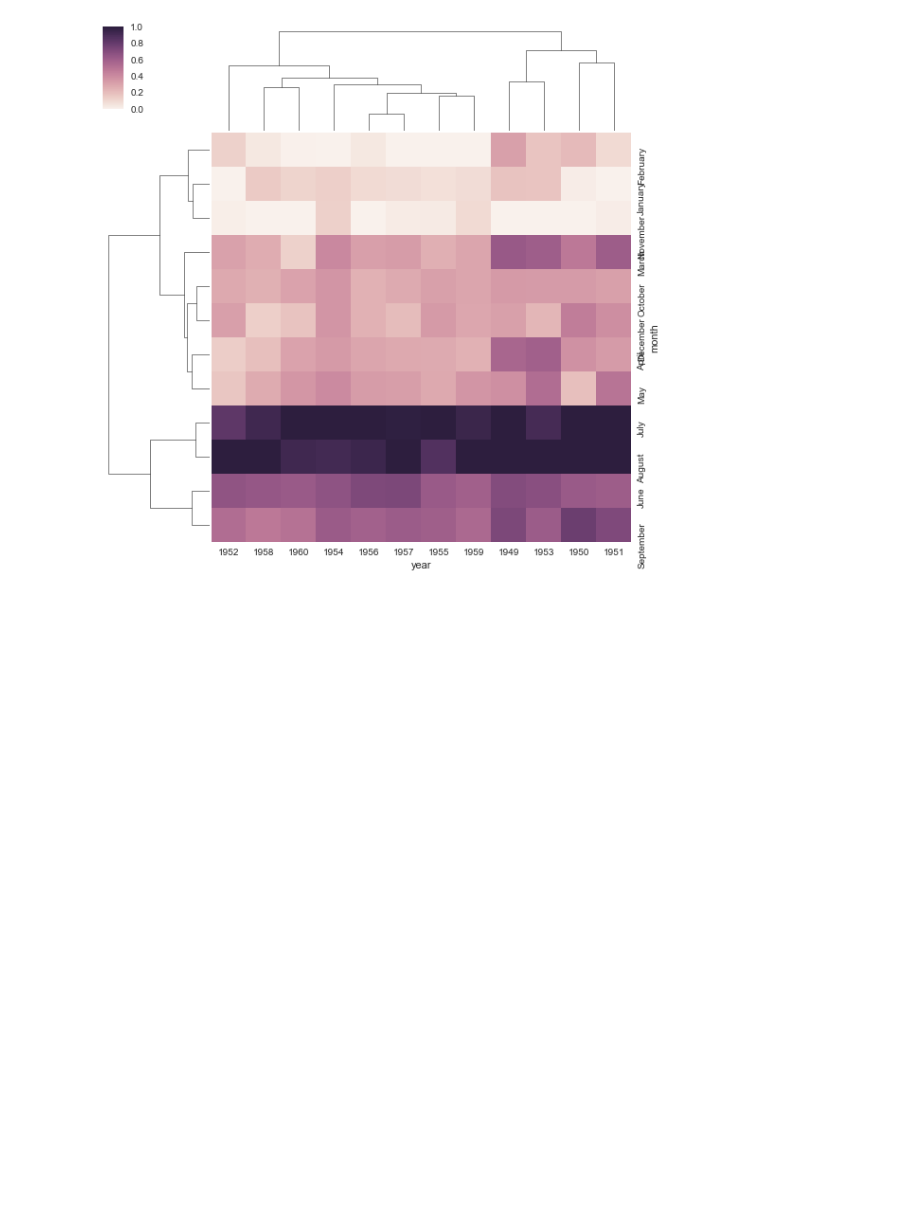
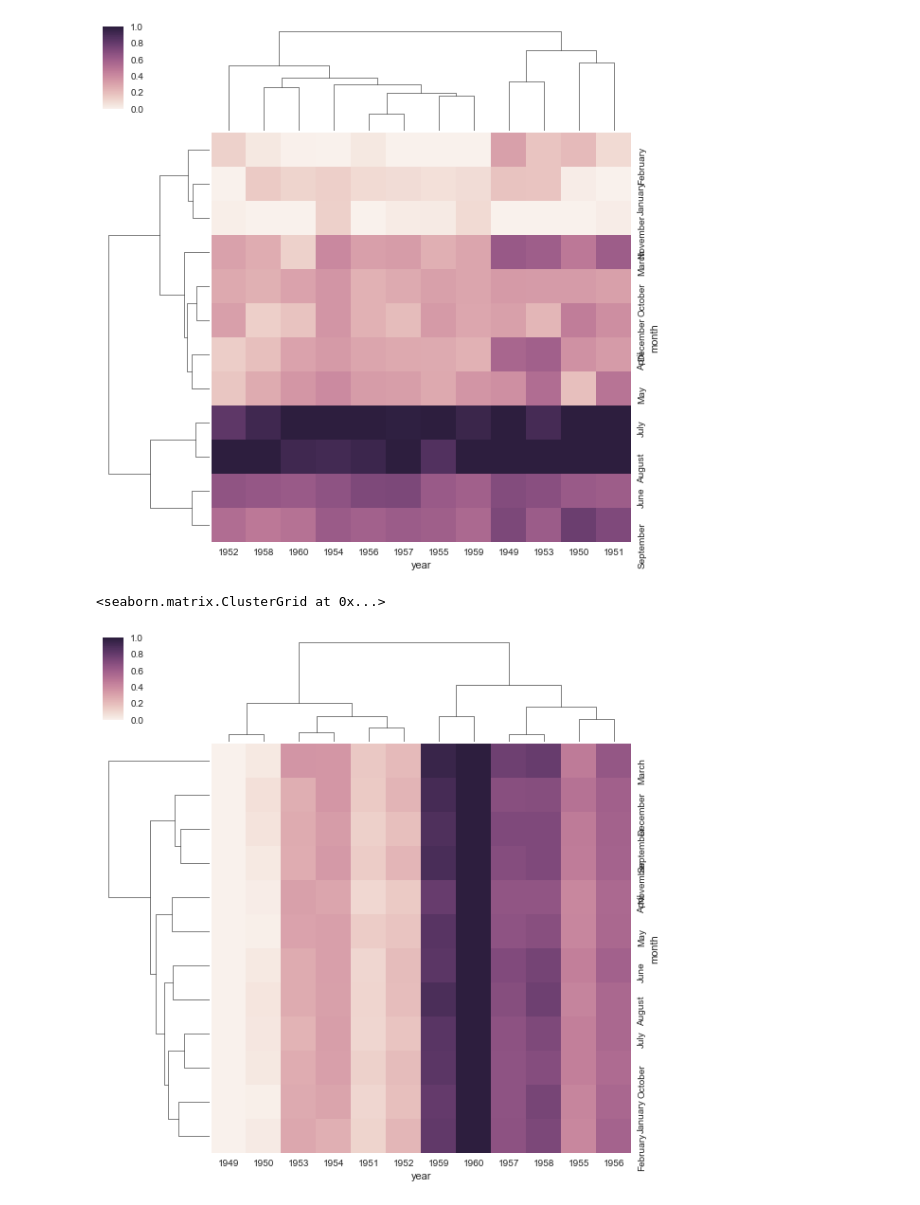
Before and after one commit to wordpray/study_udemy, a Jupyter notebook: Lec53_ヒートマップとクラスタリング.ipynb, the cells around one changed output. Saved outputs shown, nothing was run; the diff lists cells and outputs as text; code cells hidden in the pictures; blank space fills up the shorter version.

```diff
--- a/Lec53_ヒートマップとクラスタリング.ipynb
+++ b/Lec53_ヒートマップとクラスタリング.ipynb
@@ -110,4 +110,7 @@ sns.clustermap(flight_dframe, standard_scale= 1)
 <seaborn.matrix.ClusterGrid at 0x...>
 [figure]
 # %%
-sns.clustermap
+sns.clustermap(flight_dframe, standard_scale= 0)
+# %% [output]
+<seaborn.matrix.ClusterGrid at 0x...>
+[figure, added]
```
Also changed, not shown: parts of 1 cell of this notebook.
